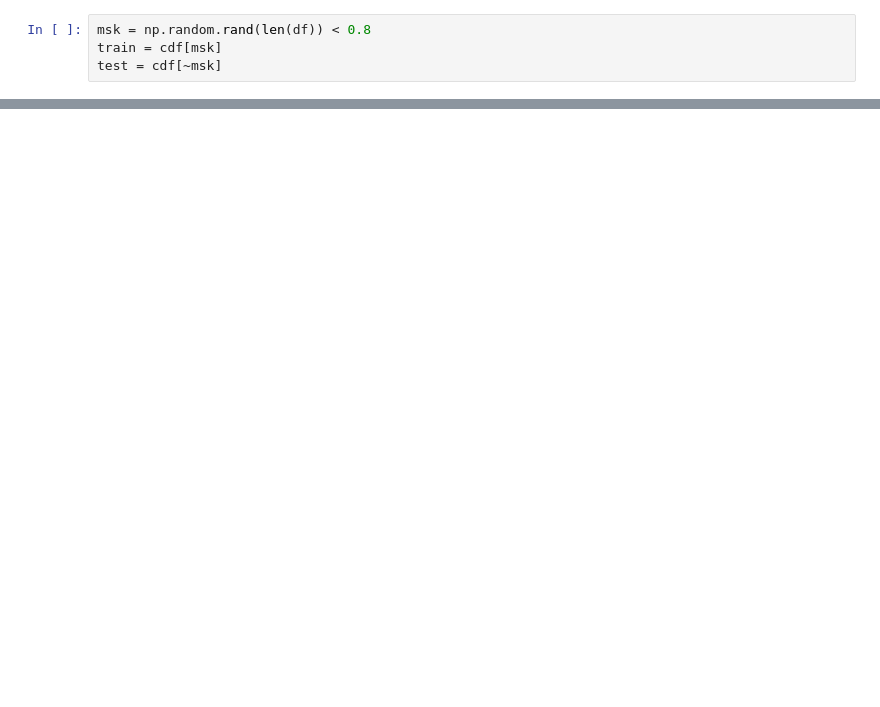
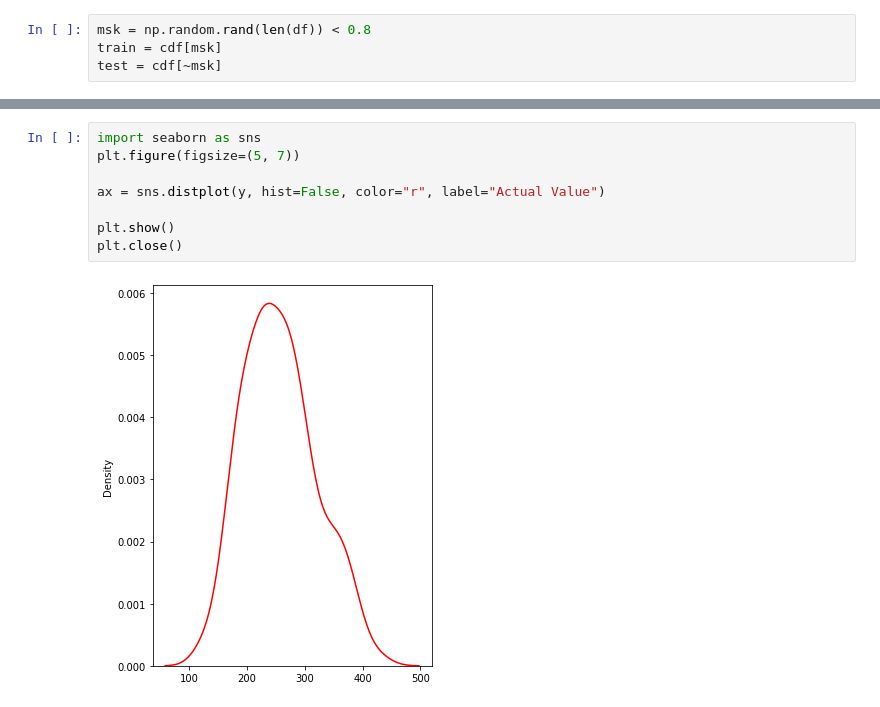
Before and after one commit to KhoirulUmmam/MachineLearning_Pert4, a Jupyter notebook: PM_Pertemuan4.ipynb, the cells around one changed output, grey strips where cells are left out. Saved outputs shown, nothing was run; the diff lists cells and outputs as text; blank space fills up the shorter version.

```diff
--- a/PM_Pertemuan4.ipynb
+++ b/PM_Pertemuan4.ipynb
@@ -70,0 +64,10 @@ Variance score: 0.83
+# %%
+import seaborn as sns
+plt.figure(figsize=(5, 7))
+
+ax = sns.distplot(y, hist=False, color="r", label="Actual Value")
+
+plt.show()
+plt.close()
+# %% [output]
+[figure, added]
```
Also changed, not shown: parts of 4 cells of this notebook, 1 other file.
